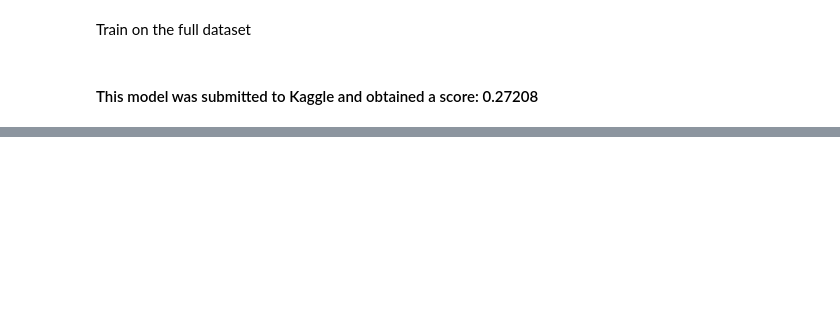
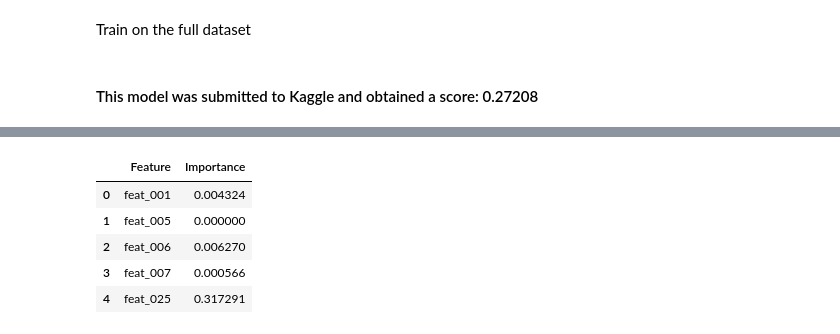
Before and after one commit to amiruna/ipython-code, a Jupyter notebook: Practical1.ipynb, the cells around one changed output, grey strips where cells are left out. Drawn from its saved outputs; the diff is of its cells as text; code cells hidden in the pictures; blank space fills up the shorter version.

```diff
--- a/Practical1.ipynb
+++ b/Practical1.ipynb
@@ -421,0 +464,9 @@ test_pred.to_csv("RandomForestRegressor.csv", index = False)
+# %%
+feat_importance.head()
+# %% [output]
+|  | Feature | Importance |
+| 0 | feat_001 | 0.004324 |
+| 1 | feat_005 | 0.000000 |
+| 2 | feat_006 | 0.006270 |
+| 3 | feat_007 | 0.000566 |
+| 4 | feat_025 | 0.317291 |
```
Also changed, not shown: parts of 43 cells of this notebook.
